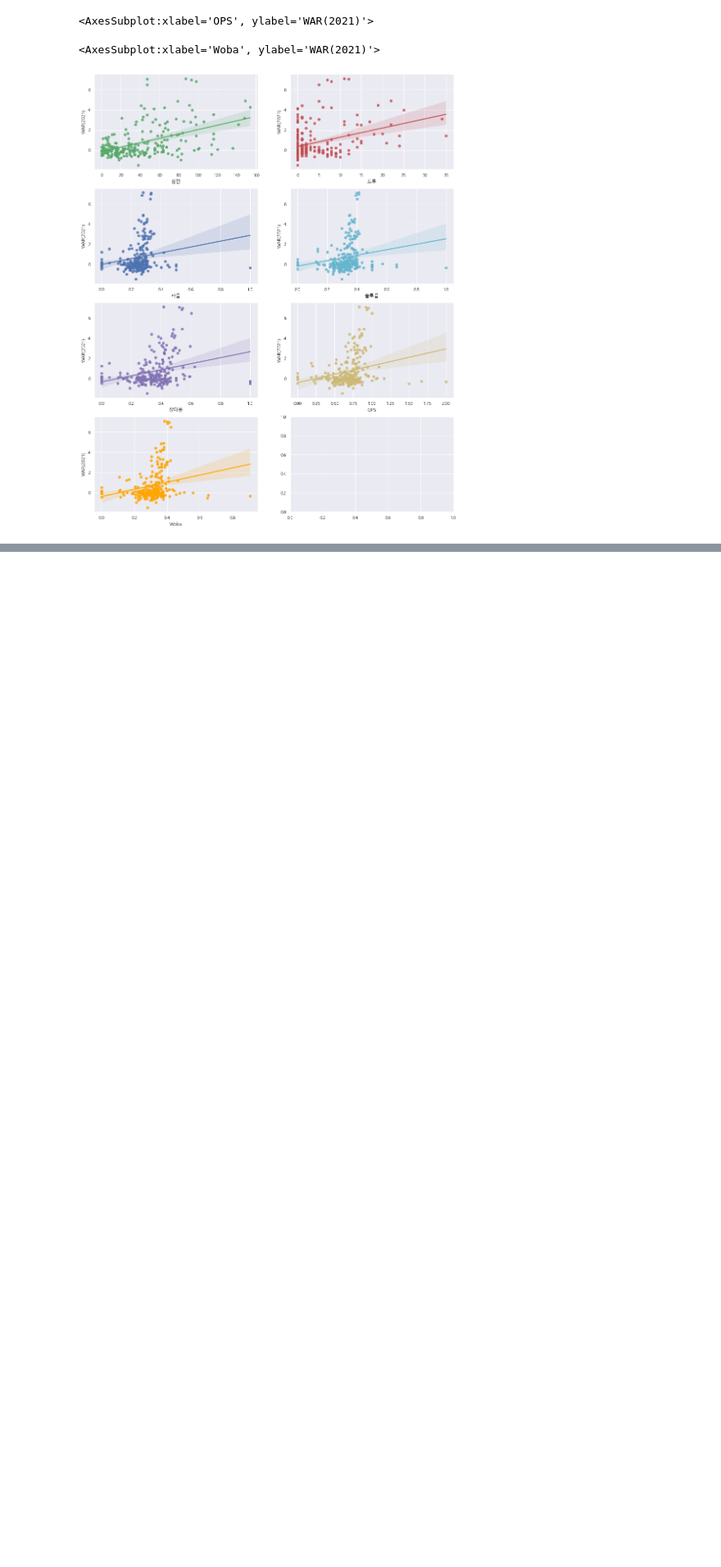
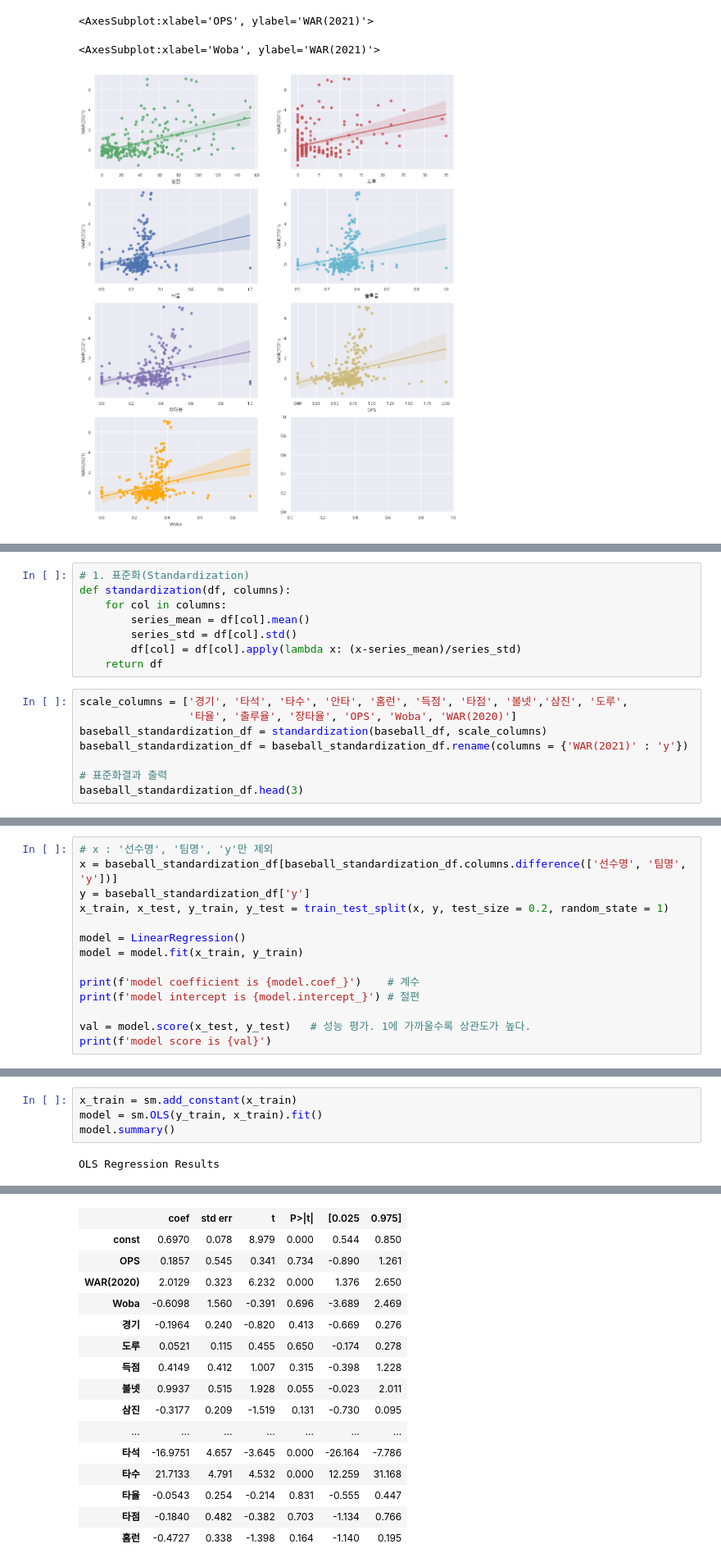
Before and after one commit to Moojun/study_ML, a Jupyter notebook: project/src/baseball_WAR_prediction.ipynb, the cells around one changed output, grey strips where cells are left out. Shown: that part at 82% size. Saved outputs shown, nothing was run; the diff lists cells and outputs as text; blank space fills up the shorter version.

```diff
--- a/project/src/baseball_WAR_prediction.ipynb
+++ b/project/src/baseball_WAR_prediction.ipynb
@@ -182,0 +176,16 @@ for i , feature in enumerate(lm_features):
+# %%
+# 1. 표준화(Standardization)
+def standardization(df, columns):
+    for col in columns:
+        series_mean = df[col].mean()
+        series_std = df[col].std()
+        df[col] = df[col].apply(lambda x: (x-series_mean)/series_std)
+    return df
+# %%
+scale_columns = ['경기', '타석', '타수', '안타', '홈런', '득점', '타점', '볼넷','삼진', '도루',
+                 '타율', '출루율', '장타율', 'OPS', 'Woba', 'WAR(2020)']
+baseball_standardization_df = standardization(baseball_df, scale_columns)
+baseball_standardization_df = baseball_standardization_df.rename(columns = {'WAR(2021)' : 'y'})
+
+# 표준화결과 출력
+baseball_standardization_df.head(3)
@@ -186,0 +204,14 @@ from sklearn.metrics import (mean_squared_error, r2_score)
+# %%
+# x : '선수명', '팀명', 'y'만 제외
+x = baseball_standardization_df[baseball_standardization_df.columns.difference(['선수명', '팀명', 'y'])]
+y = baseball_standardization_df['y']
+x_train, x_test, y_train, y_test = train_test_split(x, y, test_size = 0.2, random_state = 1)
+
+model = LinearRegression()
+model = model.fit(x_train, y_train)
+
+print(f'model coefficient is {model.coef_}')    # 계수
+print(f'model intercept is {model.intercept_}') # 절편
+
+val = model.score(x_test, y_test)   # 성능 평가. 1에 가까울수록 상관도가 높다.
+print(f'model score is {val}')
@@ -186,0 +240,6 @@ from sklearn.metrics import (mean_squared_error, r2_score)
+# %%
+x_train = sm.add_constant(x_train)
+model = sm.OLS(y_train, x_train).fit()
+model.summary()
+# %% [output]
+OLS Regression Results
@@ -186,0 +255,16 @@ from sklearn.metrics import (mean_squared_error, r2_score)
+|  | coef | std err | t | P>|t| | [0.025 | 0.975] |
+| const | 0.6970 | 0.078 | 8.979 | 0.000 | 0.544 | 0.850 |
+| OPS | 0.1857 | 0.545 | 0.341 | 0.734 | -0.890 | 1.261 |
+| WAR(2020) | 2.0129 | 0.323 | 6.232 | 0.000 | 1.376 | 2.650 |
+| Woba | -0.6098 | 1.560 | -0.391 | 0.696 | -3.689 | 2.469 |
+| 경기 | -0.1964 | 0.240 | -0.820 | 0.413 | -0.669 | 0.276 |
+| 도루 | 0.0521 | 0.115 | 0.455 | 0.650 | -0.174 | 0.278 |
+| 득점 | 0.4149 | 0.412 | 1.007 | 0.315 | -0.398 | 1.228 |
+| 볼넷 | 0.9937 | 0.515 | 1.928 | 0.055 | -0.023 | 2.011 |
+| 삼진 | -0.3177 | 0.209 | -1.519 | 0.131 | -0.730 | 0.095 |
+| ... | ... | ... | ... | ... | ... | ... |
+| 타석 | -16.9751 | 4.657 | -3.645 | 0.000 | -26.164 | -7.786 |
+| 타수 | 21.7133 | 4.791 | 4.532 | 0.000 | 12.259 | 31.168 |
+| 타율 | -0.0543 | 0.254 | -0.214 | 0.831 | -0.555 | 0.447 |
+| 타점 | -0.1840 | 0.482 | -0.382 | 0.703 | -1.134 | 0.766 |
+| 홈런 | -0.4727 | 0.338 | -1.398 | 0.164 | -1.140 | 0.195 |
```
Also changed, not shown: parts of 17 cells of this notebook, 3 other files.
